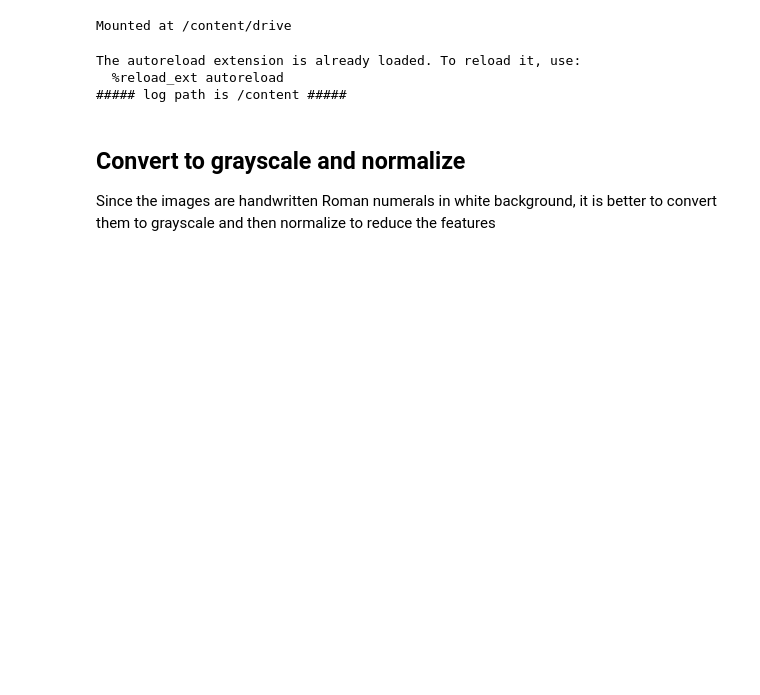
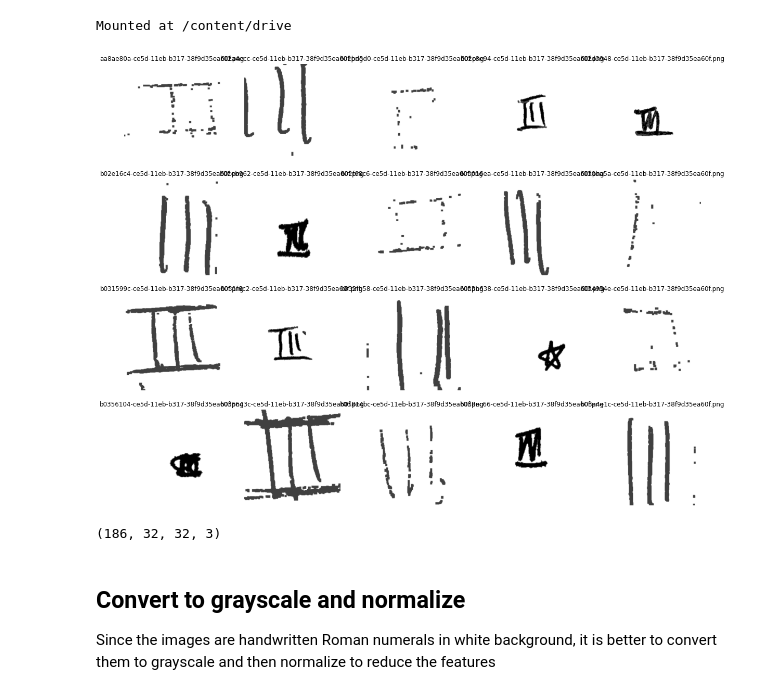
Before and after one commit to changsin/DataCentric, a Jupyter notebook: notebooks/data_centric_test.ipynb, the cells around one changed output. Cells and saved outputs as stored; diff of their text form; code cells hidden in the pictures; blank space fills up the shorter version.

```diff
--- a/notebooks/data_centric_test.ipynb
+++ b/notebooks/data_centric_test.ipynb
@@ -54,8 +54,4 @@ import glob
 
 DATA_ROOT = "./drive/MyDrive/data/DataCentric/"
 CLASS_NAMES = ["i", "ii", "iii", "iv", "v", "vi", "vii", "viii", "ix", "x"]
-IMAGE_SIZE = 32
+IMAGE_SIZE = 300
-# %% [output]
-The autoreload extension is already loaded. To reload it, use:
-  %reload_ext autoreload
-##### log path is /content #####
@@ -61,0 +88,25 @@ The autoreload extension is already loaded. To reload it, use:
+# %%
+def get_filenames(path):
+  return [os.path.basename(filename) for filename in glob_files(path)]
+
+filenames = get_filenames(DATA_ROOT + 'train/iii')
+# %%
+train_data_iii = load_images(DATA_ROOT + 'train/iii')
+# %%
+def plot_images(X, Y, limit=20):
+  fig = plt.figure(figsize=(20,40))
+
+  # The number of images for plotting is limited to 50
+  end_id = len(X) if len(X) < limit else limit
+
+  for i in range(0, end_id):
+    axis = fig.add_subplot(10, 5, i+1)
+    plt.axis('off')
+    image = X[i]
+
+    axis.set_title(Y[i])
+    axis.imshow(image)
+
+plot_images(train_data_iii, filenames)
+# %% [output]
+[figure, added]
@@ -97,3 +148,7 @@ X_train_raw = load_images(DATA_ROOT + 'train/')
+# %%
+train_data_iii.shape
+# %% [output]
+(186, 32, 32, 3)
 # %% [markdown]
 ## Convert to grayscale and normalize
 Since the images are handwritten Roman numerals in white background, it is better to convert them to grayscale and then normalize to reduce the features
```
Also changed, not shown: parts of 17 cells of this notebook.
